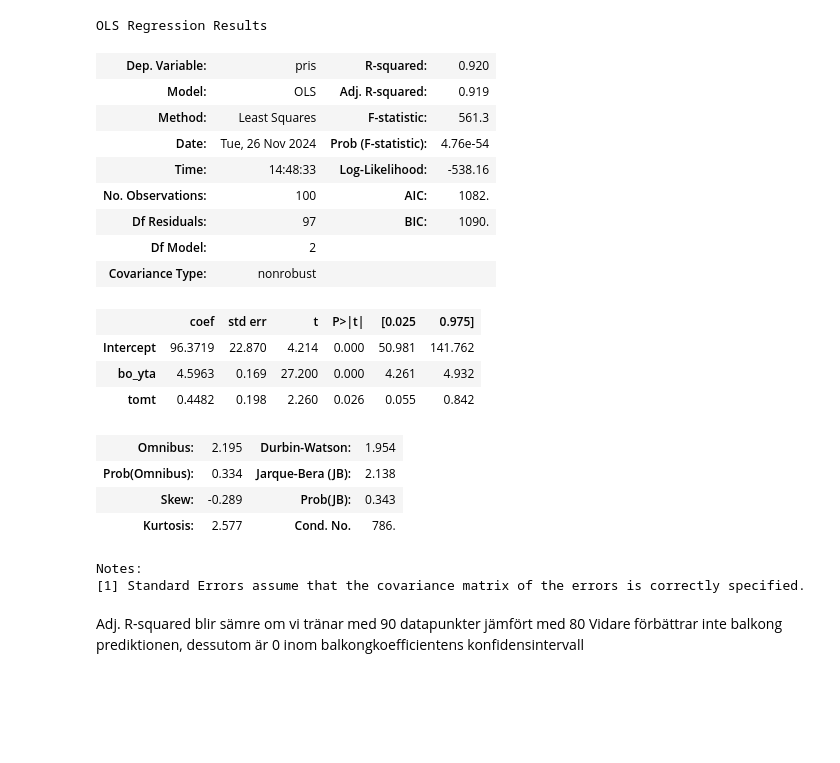
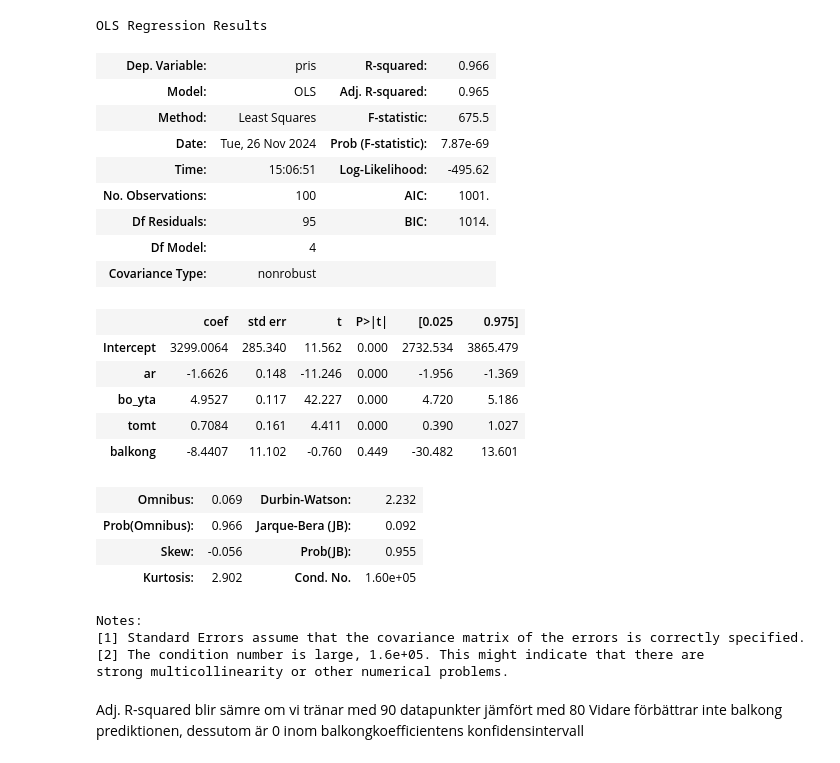
Before and after one commit to md5nake/fmsf80-projekt, a Jupyter notebook: stat.ipynb, the cells around one changed output. Drawn from its saved outputs; the diff is of its cells as text; code cells hidden in the pictures; blank space fills up the shorter version.

```diff
--- a/stat.ipynb
+++ b/stat.ipynb
@@ -28,29 +28,33 @@ print( Utrecht )
 
 [100 rows x 5 columns]
 # %%
-tester = smf.ols(formula='pris~ar+bo_yta+tomt',data=Utrecht)
+tester = smf.ols(formula='pris~ar+bo_yta+tomt+balkong',data=Utrecht)
 tester.fit().summary()
 # %% [output]
 OLS Regression Results
-| Dep. Variable: | pris | R-squared: | 0.920 |
-| Model: | OLS | Adj. R-squared: | 0.919 |
-| Method: | Least Squares | F-statistic: | 561.3 |
-| Date: | Tue, 26 Nov 2024 | Prob (F-statistic): | 4.76e-54 |
-| Time: | 14:48:33 | Log-Likelihood: | -538.16 |
-| No. Observations: | 100 | AIC: | 1082. |
-| Df Residuals: | 97 | BIC: | 1090. |
-| Df Model: | 2 |  |  |
+| Dep. Variable: | pris | R-squared: | 0.966 |
+| Model: | OLS | Adj. R-squared: | 0.965 |
+| Method: | Least Squares | F-statistic: | 675.5 |
+| Date: | Tue, 26 Nov 2024 | Prob (F-statistic): | 7.87e-69 |
+| Time: | 15:06:51 | Log-Likelihood: | -495.62 |
+| No. Observations: | 100 | AIC: | 1001. |
+| Df Residuals: | 95 | BIC: | 1014. |
+| Df Model: | 4 |  |  |
 | Covariance Type: | nonrobust |  |  |
 |  | coef | std err | t | P>|t| | [0.025 | 0.975] |
-| Intercept | 96.3719 | 22.870 | 4.214 | 0.000 | 50.981 | 141.762 |
-| bo_yta | 4.5963 | 0.169 | 27.200 | 0.000 | 4.261 | 4.932 |
-| tomt | 0.4482 | 0.198 | 2.260 | 0.026 | 0.055 | 0.842 |
+| Intercept | 3299.0064 | 285.340 | 11.562 | 0.000 | 2732.534 | 3865.479 |
+| ar | -1.6626 | 0.148 | -11.246 | 0.000 | -1.956 | -1.369 |
+| bo_yta | 4.9527 | 0.117 | 42.227 | 0.000 | 4.720 | 5.186 |
+| tomt | 0.7084 | 0.161 | 4.411 | 0.000 | 0.390 | 1.027 |
+| balkong | -8.4407 | 11.102 | -0.760 | 0.449 | -30.482 | 13.601 |
-| Omnibus: | 2.195 | Durbin-Watson: | 1.954 |
-| Prob(Omnibus): | 0.334 | Jarque-Bera (JB): | 2.138 |
-| Skew: | -0.289 | Prob(JB): | 0.343 |
-| Kurtosis: | 2.577 | Cond. No. | 786. |
+| Omnibus: | 0.069 | Durbin-Watson: | 2.232 |
+| Prob(Omnibus): | 0.966 | Jarque-Bera (JB): | 0.092 |
+| Skew: | -0.056 | Prob(JB): | 0.955 |
+| Kurtosis: | 2.902 | Cond. No. | 1.60e+05 |
 Notes:
 [1] Standard Errors assume that the covariance matrix of the errors is correctly specified.
+[2] The condition number is large, 1.6e+05. This might indicate that there are
+strong multicollinearity or other numerical problems.
 # %% [markdown]
 Adj. R-squared blir sämre om vi tränar med 90 datapunkter jämfört med 80
 Vidare förbättrar inte balkong prediktionen, dessutom är 0 inom balkongkoefficientens konfidensintervall
```
Also changed, not shown: parts of 1 cell of this notebook.
